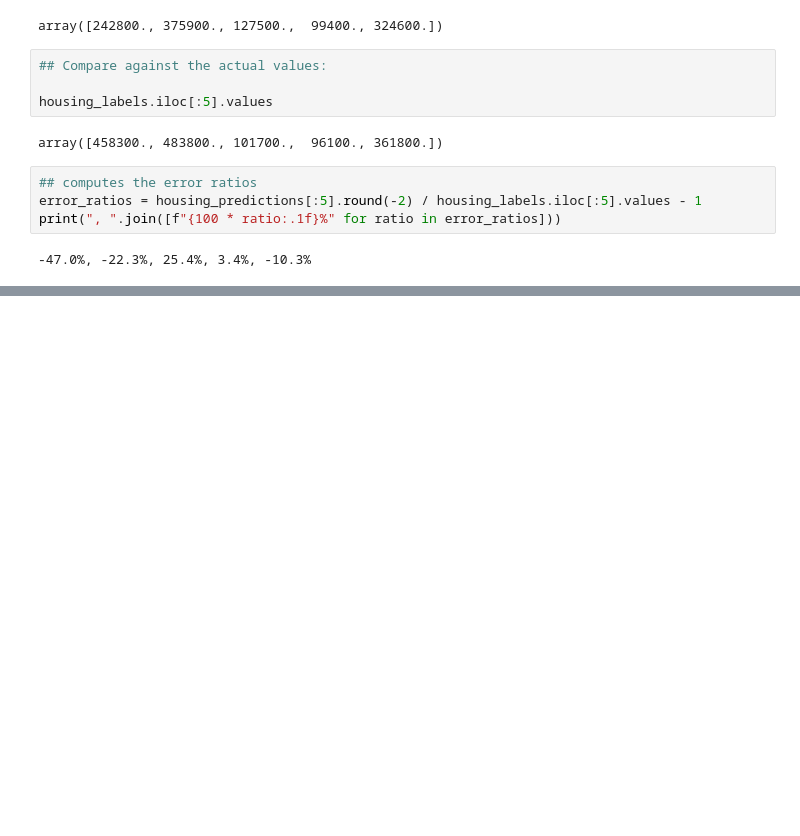
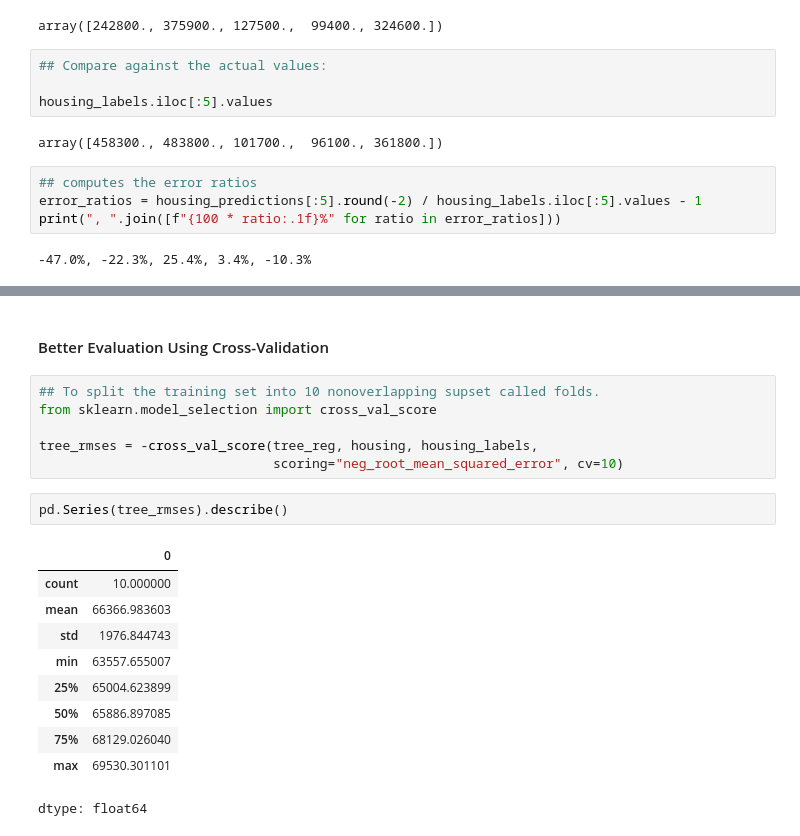
Before and after one commit to Done-Yang/CSS_Layout_learning, a Jupyter notebook: starterproject.ipynb, the cells around one changed output, grey strips where cells are left out. Saved outputs shown, nothing was run; the diff lists cells and outputs as text; blank space fills up the shorter version.

Commit message:
better evaluation

```diff
--- a/starterproject.ipynb
+++ b/starterproject.ipynb
@@ -1313,3 +1312,24 @@ tree_rmse = mean_squared_error(housing_labels, housing_predictions,
 tree_rmse
 # %% [output]
 0.0
+# %% [markdown]
+#### Better Evaluation Using Cross-Validation
+# %%
+## To split the training set into 10 nonoverlapping supset called folds.
+from sklearn.model_selection import cross_val_score
+
+tree_rmses = -cross_val_score(tree_reg, housing, housing_labels,
+                              scoring="neg_root_mean_squared_error", cv=10)
+# %%
+pd.Series(tree_rmses).describe()
+# %% [output]
+|  | 0 |
+| count | 10.000000 |
+| mean | 66366.983603 |
+| std | 1976.844743 |
+| min | 63557.655007 |
+| 25% | 65004.623899 |
+| 50% | 65886.897085 |
+| 75% | 68129.026040 |
+| max | 69530.301101 |
+dtype: float64
```
Also changed, not shown: parts of 9 cells of this notebook.
